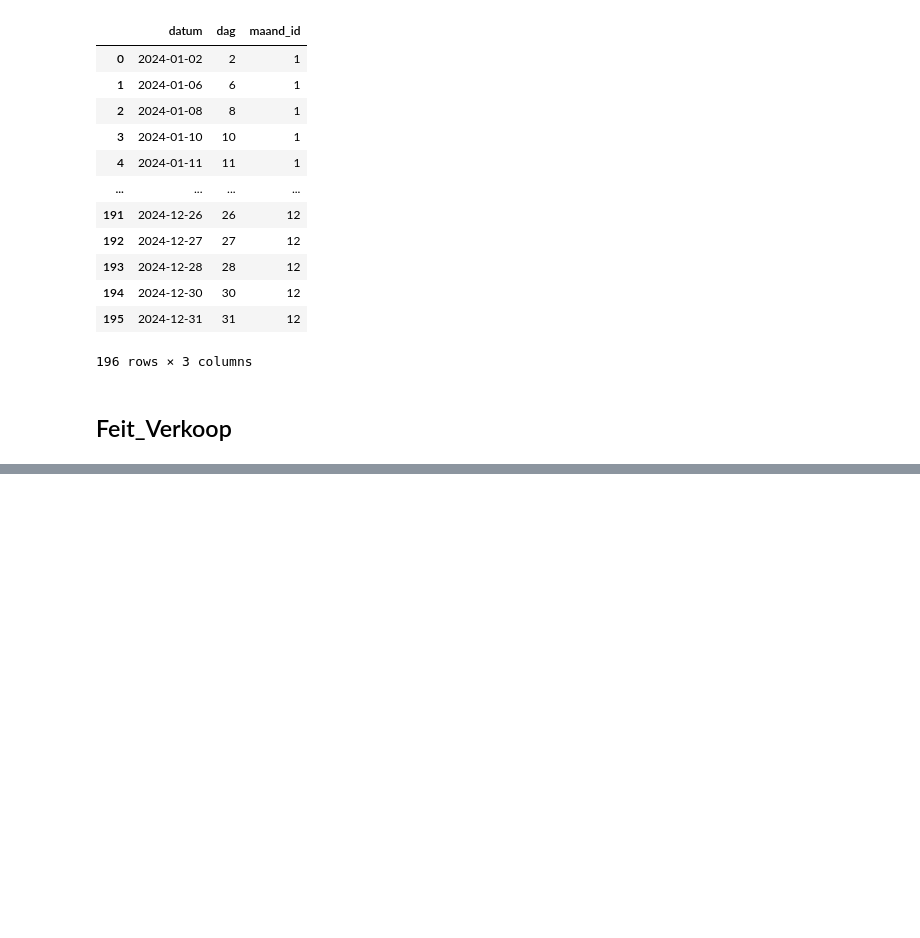
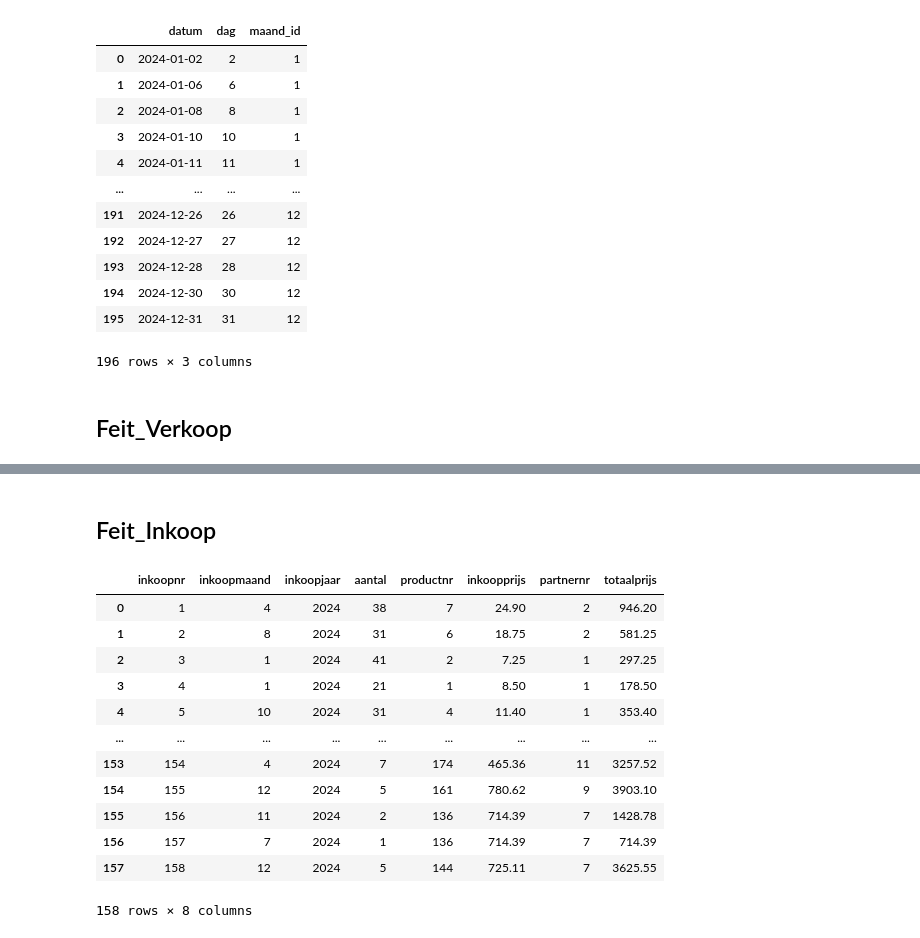
Before and after one commit to Drakarta/deai, a Jupyter notebook: DWH/main.ipynb, the cells around one changed output, grey strips where cells are left out. Saved outputs shown, nothing was run; the diff lists cells and outputs as text; code cells hidden in the pictures; blank space fills up the shorter version.

```diff
--- a/DWH/main.ipynb
+++ b/DWH/main.ipynb
@@ -298,0 +377,44 @@ df_verkoop_fv = pd.read_sql_query('SELECT * FROM fiets_verkoop_verkoop', SDM)
+# %% [markdown]
+## Feit_Inkoop
+# %%
+df_inkoop_ai = pd.read_sql_query('SELECT * FROM accessoire_inkoop_inkoop', SDM)
+df_inkoop_fi = pd.read_sql_query('SELECT * FROM fiets_inkoop_inkoop', SDM)
+
+df_accessoire_ai = pd.read_sql_query('SELECT * FROM accessoire_inkoop_accessoire', SDM)
+df_fiets_fi = pd.read_sql_query('SELECT * FROM fiets_inkoop_fiets', SDM)
+
+df_inkoop_ai = pd.merge(df_inkoop_ai, df_accessoire_ai, left_on='accessoire', right_on='accessoirenr', how='left')
+df_inkoop_ai = df_inkoop_ai.drop(columns=['accessoirenr', 'standaardprijs', 'soort', 'accessoire', 'inkoopprijs', 'leverancier'], errors='ignore')
+df_inkoop_ai = pd.merge(df_inkoop_ai, df_product_combined, left_on='naam', right_on='type_product', how='left')
+df_inkoop_ai = df_inkoop_ai.drop(columns=['type', 'soort', 'standaardprijs', 'soort', 'merk', 'kleur', 'naam', 'type_product'], errors='ignore')
+
+df_inkoop_fi = pd.merge(df_inkoop_fi, df_fiets_fi, left_on='fiets', right_on='fietsnr', how='left')
+df_inkoop_fi = df_inkoop_fi.drop(columns=['merk', 'fietsnr', 'soort', 'standaardprijs', 'inkoopprijs', 'kleur', 'fabrikant', 'fiets'], errors='ignore')
+df_inkoop_fi = pd.merge(df_inkoop_fi, df_product_combined, left_on='type', right_on='type_product', how='left')
+df_inkoop_fi = df_inkoop_fi.drop(columns=['type', 'standaardprijs', 'soort', 'merk', 'kleur', 'type_product'], errors='ignore')
+
+df_inkoop_ai = df_inkoop_ai.drop('inkoopnr', axis=1)
+df_inkoop_fi = df_inkoop_fi.drop('inkoopnr', axis=1)
+
+df_inkoop_combined = pd.concat([df_inkoop_ai, df_inkoop_fi]).drop_duplicates().reset_index(drop=True)
+df_inkoop_combined.insert(0, 'inkoopnr', range(1, len(df_inkoop_combined) + 1))
+df_inkoop_combined['totaalprijs'] = df_inkoop_combined['inkoopprijs'] * df_inkoop_combined['aantal']
+df_inkoop_combined = df_inkoop_combined.drop('categorie', axis=1)
+df_inkoop_combined = df_inkoop_combined.drop('omzet', axis=1)
+
+df_inkoop_combined.to_sql('Feit_Inkoop', DWH, if_exists='append', index=False)
+df_inkoop_combined
+# %% [output]
+|  | inkoopnr | inkoopmaand | inkoopjaar | aantal | productnr | inkoopprijs | partnernr | totaalprijs |
+| 0 | 1 | 4 | 2024 | 38 | 7 | 24.90 | 2 | 946.20 |
+| 1 | 2 | 8 | 2024 | 31 | 6 | 18.75 | 2 | 581.25 |
+| 2 | 3 | 1 | 2024 | 41 | 2 | 7.25 | 1 | 297.25 |
+| 3 | 4 | 1 | 2024 | 21 | 1 | 8.50 | 1 | 178.50 |
+| 4 | 5 | 10 | 2024 | 31 | 4 | 11.40 | 1 | 353.40 |
+| ... | ... | ... | ... | ... | ... | ... | ... | ... |
+| 153 | 154 | 4 | 2024 | 7 | 174 | 465.36 | 11 | 3257.52 |
+| 154 | 155 | 12 | 2024 | 5 | 161 | 780.62 | 9 | 3903.10 |
+| 155 | 156 | 11 | 2024 | 2 | 136 | 714.39 | 7 | 1428.78 |
+| 156 | 157 | 7 | 2024 | 1 | 136 | 714.39 | 7 | 714.39 |
+| 157 | 158 | 12 | 2024 | 5 | 144 | 725.11 | 7 | 3625.55 |
+158 rows × 8 columns
```
Also changed, not shown: parts of 13 cells of this notebook, 2 other files.
